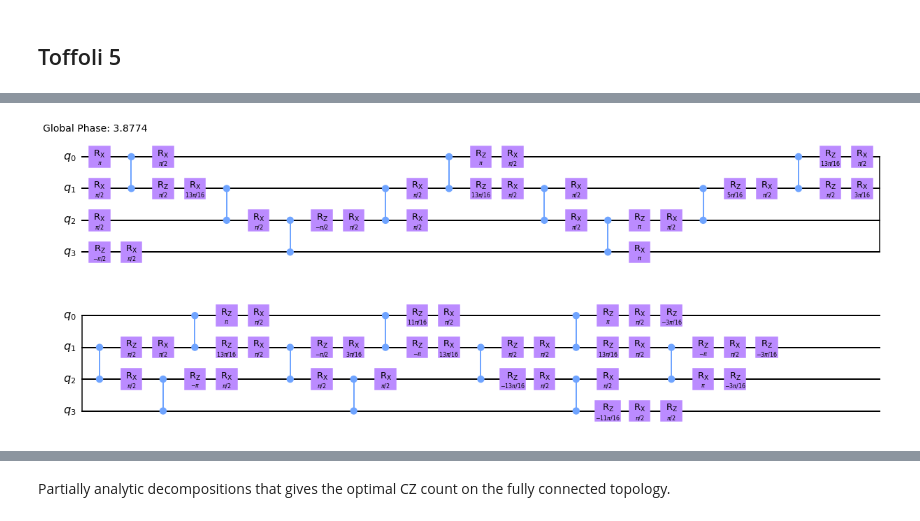
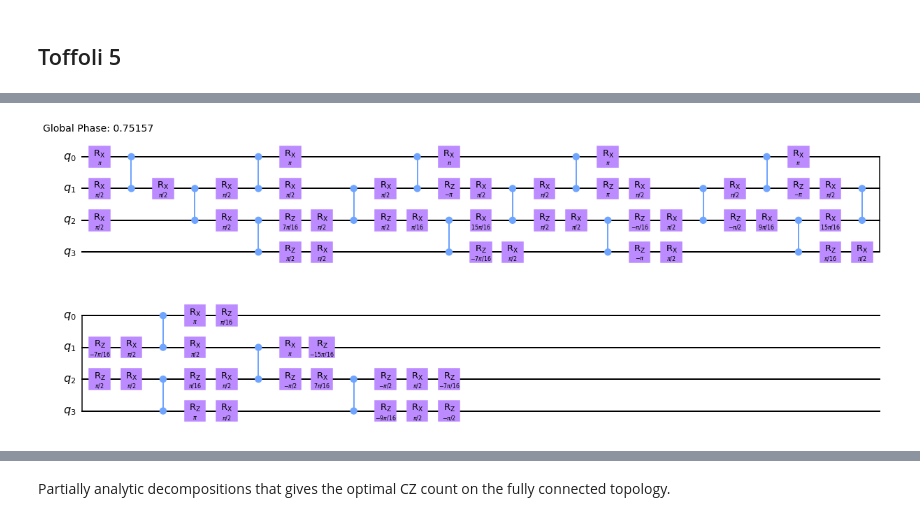
Before and after one commit to idnm/cpflow, a Jupyter notebook: paper/peppar.ipynb, the cells around one changed output, grey strips where cells are left out. Cells and saved outputs as stored; diff of their text form; code cells hidden in the pictures.

```diff
--- a/paper/peppar.ipynb
+++ b/paper/peppar.ipynb
@@ -489,7 +489,7 @@ d.circuit.draw(output='mpl')
 # %% [markdown]
 ## Toffoli 5
 # %%
-results = Results.load('results/toff4_sqrt_chain')
+results = Results.load('results/toff4_sqrt_chain_xyz')
 d = results.decompositions[-1]
 # d.refine()
 # results.save()
@@ -506,4 +506,4 @@ qc_toff4_sqrt.draw(output='mpl')
-[figure, old version]
+[figure, new version]
 # %%
 results = Results.load('results/toff4_relative_chain')
 d = results.decompositions[2]
```
Also changed, not shown: parts of 9 cells of this notebook, 1 other file.
